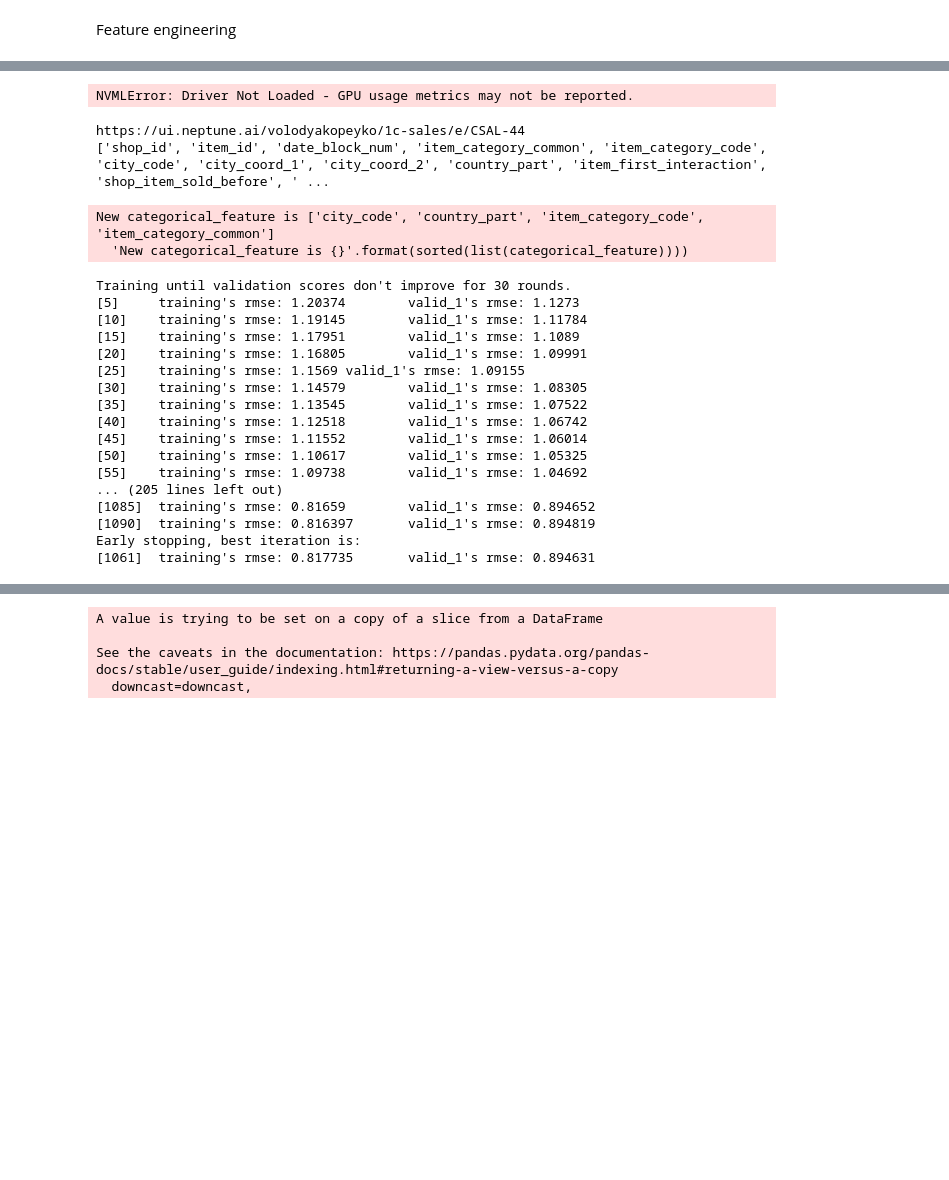
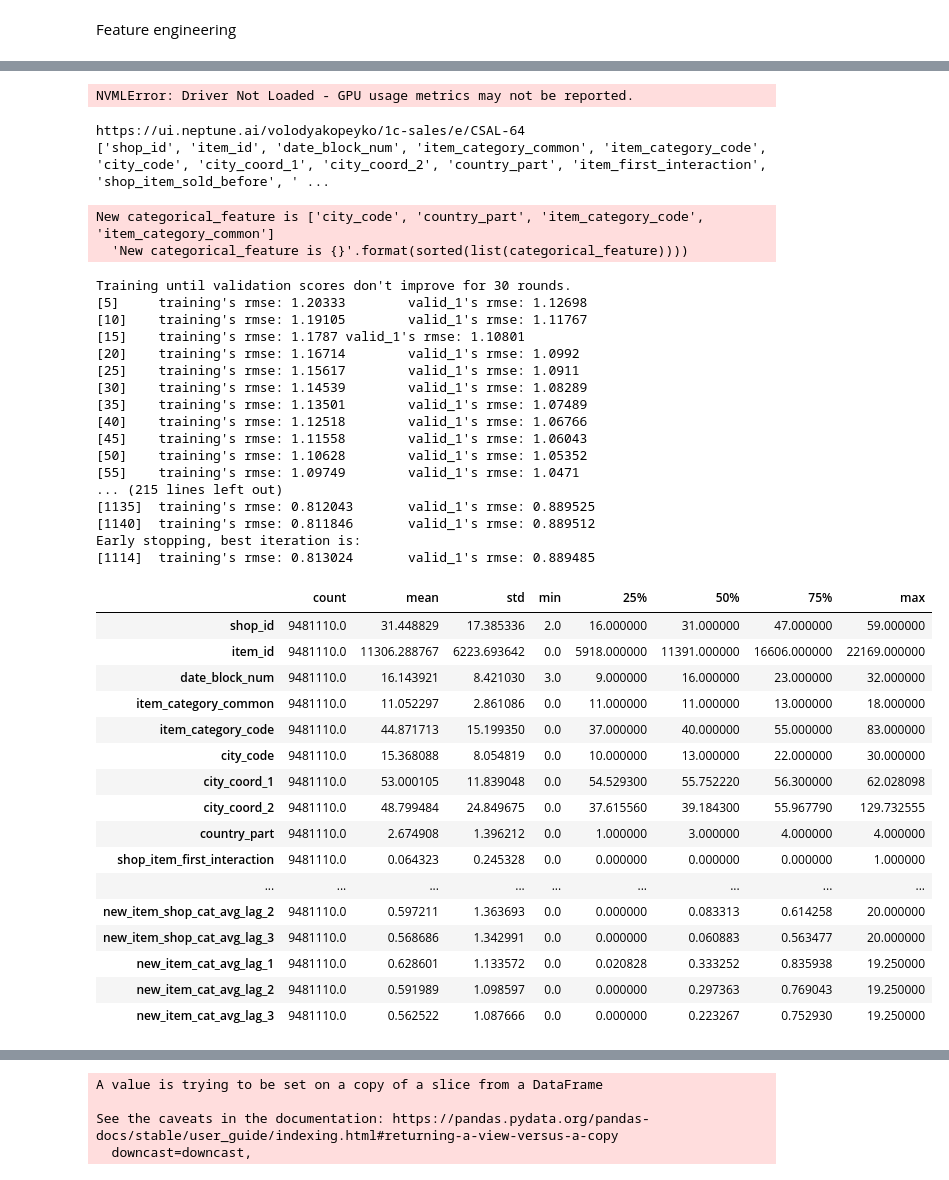
Before and after one commit to uladzimirkapeika/1c_sales, a Jupyter notebook: 25gb_1c.ipynb, the cells around one changed output, grey strips where cells are left out. Cells and saved outputs as stored; diff of their text form; code cells hidden in the pictures; blank space fills up the shorter version.

```diff
--- a/25gb_1c.ipynb
+++ b/25gb_1c.ipynb
@@ -607,7 +473,7 @@ neptune.init('volodyakopeyko/1c-sales', api_token=NEPTUNE_API_TOKEN)
 neptune.create_experiment(name='1c_sales')
 
 feature_name = X_train.columns.tolist()
-feature_name.remove('month')
+#feature_name.remove('month')
 feature_name.remove('shop_item_first_interaction')
 #feature_name.remove('shop_item_sold_before')
 print(feature_name)
@@ -629,7 +495,6 @@ feature_name_indexes = [
                         'item_category_common',
                         'item_category_code',
                         'city_code',
-                        #'item_similar_code'
 ]
 
 lgb_train = lgb.Dataset(X_train[feature_name], Y_train)
@@ -652,36 +517,51 @@ joblib.dump(gbm, 'lgb_model.pkl')
 neptune.log_artifact('lgb_model.pkl')
 neptune.log_metric('valid_best_score', gbm.best_score['valid_1']['rmse'])
 neptune.log_text('feature_names', ", ".join(gbm.feature_name()))
-neptune.append_tag('union common category name only for "носители и pc и служебные и карты оплаты"')
+neptune.append_tag('xxx learning rate->0.005')
+neptune.append_tag('union common category name only for "служебные и чист и рс"')
 neptune.append_tag('add iteration to 2000')
-neptune.append_tag('item price < 0 -> remove')
-#neptune.append_tag('remove item_shop_price_avg')
-neptune.append_tag('remove target enc for categories')
-neptune.append_tag('month sin cos')
-#neptune.append_tag('remove target enc for shops')
-#neptune.append_tag('fillna after month sales')
-#neptune.append_tag('remove duplicated сука любовь and кто я')
+neptune.append_tag('add adv')
 neptune.stop()
 # %% [output]
 NVMLError: Driver Not Loaded - GPU usage metrics may not be reported.
-https://ui.neptune.ai/volodyakopeyko/1c-sales/e/CSAL-44
+https://ui.neptune.ai/volodyakopeyko/1c-sales/e/CSAL-64
 ['shop_id', 'item_id', 'date_block_num', 'item_category_common', 'item_category_code', 'city_code', 'city_coord_1', 'city_coord_2', 'country_part', 'item_first_interaction', 'shop_item_sold_before', ' ...
 New categorical_feature is ['city_code', 'country_part', 'item_category_code', 'item_category_common']
   'New categorical_feature is {}'.format(sorted(list(categorical_feature))))
 Training until validation scores don't improve for 30 rounds.
-[5]     training's rmse: 1.20374        valid_1's rmse: 1.1273
-[10]    training's rmse: 1.19145        valid_1's rmse: 1.11784
-[15]    training's rmse: 1.17951        valid_1's rmse: 1.1089
-[20]    training's rmse: 1.16805        valid_1's rmse: 1.09991
-[25]    training's rmse: 1.1569 valid_1's rmse: 1.09155
-[30]    training's rmse: 1.14579        valid_1's rmse: 1.08305
-[35]    training's rmse: 1.13545        valid_1's rmse: 1.07522
-[40]    training's rmse: 1.12518        valid_1's rmse: 1.06742
-[45]    training's rmse: 1.11552        valid_1's rmse: 1.06014
-[50]    training's rmse: 1.10617        valid_1's rmse: 1.05325
-[55]    training's rmse: 1.09738        valid_1's rmse: 1.04692
-... (205 lines left out)
-[1085]  training's rmse: 0.81659        valid_1's rmse: 0.894652
-[1090]  training's rmse: 0.816397       valid_1's rmse: 0.894819
+[5]     training's rmse: 1.20333        valid_1's rmse: 1.12698
+[10]    training's rmse: 1.19105        valid_1's rmse: 1.11767
+[15]    training's rmse: 1.1787 valid_1's rmse: 1.10801
+[20]    training's rmse: 1.16714        valid_1's rmse: 1.0992
+[25]    training's rmse: 1.15617        valid_1's rmse: 1.0911
+[30]    training's rmse: 1.14539        valid_1's rmse: 1.08289
+[35]    training's rmse: 1.13501        valid_1's rmse: 1.07489
+[40]    training's rmse: 1.12518        valid_1's rmse: 1.06766
+[45]    training's rmse: 1.11558        valid_1's rmse: 1.06043
+[50]    training's rmse: 1.10628        valid_1's rmse: 1.05352
+[55]    training's rmse: 1.09749        valid_1's rmse: 1.0471
+... (215 lines left out)
+[1135]  training's rmse: 0.812043       valid_1's rmse: 0.889525
+[1140]  training's rmse: 0.811846       valid_1's rmse: 0.889512
 Early stopping, best iteration is:
-[1061]  training's rmse: 0.817735       valid_1's rmse: 0.894631
+[1114]  training's rmse: 0.813024       valid_1's rmse: 0.889485
+# %%
+X_train.describe().T
+# %% [output]
+|  | count | mean | std | min | 25% | 50% | 75% | max |
+| shop_id | 9481110.0 | 31.448829 | 17.385336 | 2.0 | 16.000000 | 31.000000 | 47.000000 | 59.000000 |
+| item_id | 9481110.0 | 11306.288767 | 6223.693642 | 0.0 | 5918.000000 | 11391.000000 | 16606.000000 | 22169.000000 |
+| date_block_num | 9481110.0 | 16.143921 | 8.421030 | 3.0 | 9.000000 | 16.000000 | 23.000000 | 32.000000 |
+| item_category_common | 9481110.0 | 11.052297 | 2.861086 | 0.0 | 11.000000 | 11.000000 | 13.000000 | 18.000000 |
+| item_category_code | 9481110.0 | 44.871713 | 15.199350 | 0.0 | 37.000000 | 40.000000 | 55.000000 | 83.000000 |
+| city_code | 9481110.0 | 15.368088 | 8.054819 | 0.0 | 10.000000 | 13.000000 | 22.000000 | 30.000000 |
+| city_coord_1 | 9481110.0 | 53.000105 | 11.839048 | 0.0 | 54.529300 | 55.752220 | 56.300000 | 62.028098 |
+| city_coord_2 | 9481110.0 | 48.799484 | 24.849675 | 0.0 | 37.615560 | 39.184300 | 55.967790 | 129.732555 |
+| country_part | 9481110.0 | 2.674908 | 1.396212 | 0.0 | 1.000000 | 3.000000 | 4.000000 | 4.000000 |
+| shop_item_first_interaction | 9481110.0 | 0.064323 | 0.245328 | 0.0 | 0.000000 | 0.000000 | 0.000000 | 1.000000 |
+| ... | ... | ... | ... | ... | ... | ... | ... | ... |
+| new_item_shop_cat_avg_lag_2 | 9481110.0 | 0.597211 | 1.363693 | 0.0 | 0.000000 | 0.083313 | 0.614258 | 20.000000 |
+| new_item_shop_cat_avg_lag_3 | 9481110.0 | 0.568686 | 1.342991 | 0.0 | 0.000000 | 0.060883 | 0.563477 | 20.000000 |
+| new_item_cat_avg_lag_1 | 9481110.0 | 0.628601 | 1.133572 | 0.0 | 0.020828 | 0.333252 | 0.835938 | 19.250000 |
+| new_item_cat_avg_lag_2 | 9481110.0 | 0.591989 | 1.098597 | 0.0 | 0.000000 | 0.297363 | 0.769043 | 19.250000 |
+| new_item_cat_avg_lag_3 | 9481110.0 | 0.562522 | 1.087666 | 0.0 | 0.000000 | 0.223267 | 0.752930 | 19.250000 |
```
Also changed, not shown: parts of 52 cells of this notebook.
